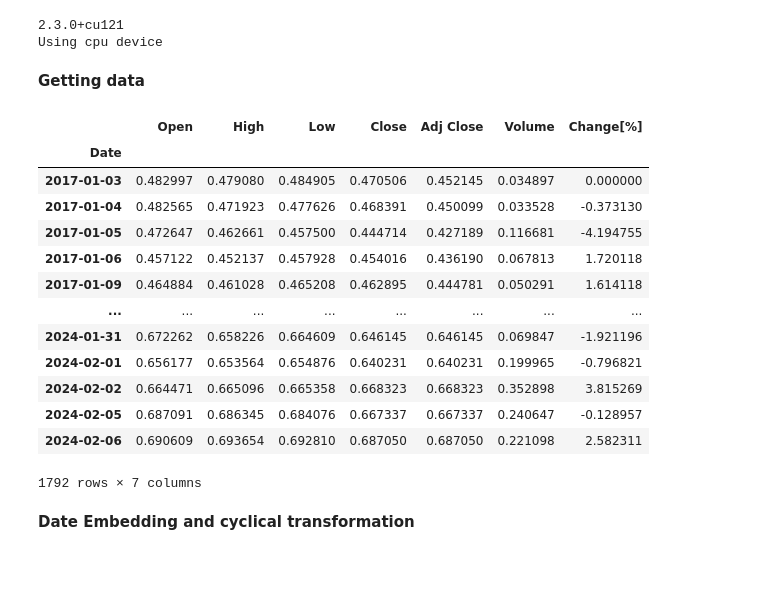
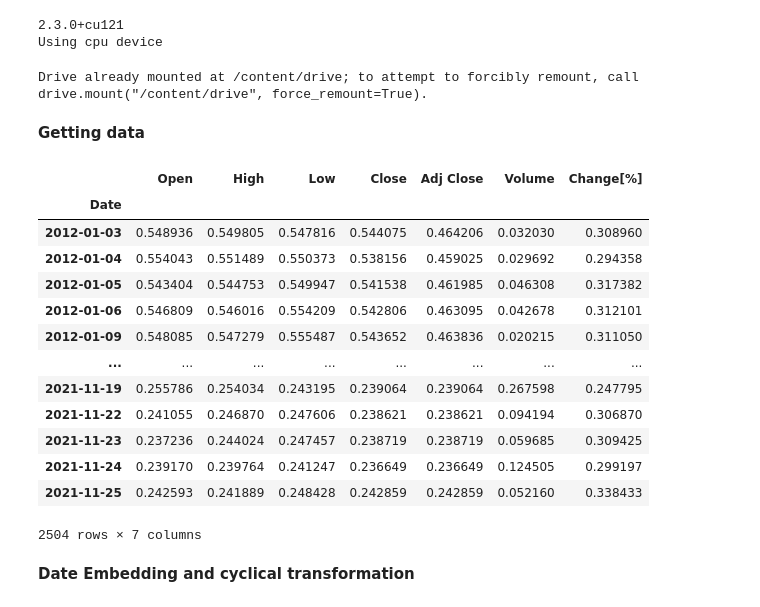
Before and after one commit to mich-kacz/Stock_prediction, a Jupyter notebook: notebooks/lstm.ipynb, the cells around one changed output. Saved outputs shown, nothing was run; the diff lists cells and outputs as text; code cells hidden in the pictures; blank space fills up the shorter version.

```diff
--- a/notebooks/lstm.ipynb
+++ b/notebooks/lstm.ipynb
@@ -21,30 +21,35 @@ print(f"Using {device} device")
 # %% [output]
 2.3.0+cu121
 Using cpu device
+# %%
+from google.colab import drive
+drive.mount('/content/drive')
+# %% [output]
+Drive already mounted at /content/drive; to attempt to forcibly remount, call drive.mount("/content/drive", force_remount=True).
 # %% [markdown]
 __Getting data__
 # %%
 stock = "RR.L.csv"
-train = pd.read_csv("../data/train/" + stock).set_index("Date")
-validation = pd.read_csv("../data/validation/" + stock).set_index("Date")
-test = pd.read_csv("../data/test/" + stock).set_index("Date")
-train = pd.concat([train, validation], axis = 0)
+train = pd.read_csv("/content/drive/MyDrive/MasterProject/data/train/" + stock).set_index("Date")
+validation = pd.read_csv("/content/drive/MyDrive/MasterProject/data/validation/" + stock).set_index("Date")
+test = pd.read_csv("/content/drive/MyDrive/MasterProject/data/test/" + stock).set_index("Date")
+test = pd.concat([validation, test], axis = 0)
 train
 # %% [output]
 |  | Open | High | Low | Close | Adj Close | Volume | Change[%] |
 | Date |  |  |  |  |  |  |  |
-| 2017-01-03 | 0.482997 | 0.479080 | 0.484905 | 0.470506 | 0.452145 | 0.034897 | 0.000000 |
-| 2017-01-04 | 0.482565 | 0.471923 | 0.477626 | 0.468391 | 0.450099 | 0.033528 | -0.373130 |
-| 2017-01-05 | 0.472647 | 0.462661 | 0.457500 | 0.444714 | 0.427189 | 0.116681 | -4.194755 |
-| 2017-01-06 | 0.457122 | 0.452137 | 0.457928 | 0.454016 | 0.436190 | 0.067813 | 1.720118 |
-| 2017-01-09 | 0.464884 | 0.461028 | 0.465208 | 0.462895 | 0.444781 | 0.050291 | 1.614118 |
+| 2012-01-03 | 0.548936 | 0.549805 | 0.547816 | 0.544075 | 0.464206 | 0.032030 | 0.308960 |
+| 2012-01-04 | 0.554043 | 0.551489 | 0.550373 | 0.538156 | 0.459025 | 0.029692 | 0.294358 |
+| 2012-01-05 | 0.543404 | 0.544753 | 0.549947 | 0.541538 | 0.461985 | 0.046308 | 0.317382 |
+| 2012-01-06 | 0.546809 | 0.546016 | 0.554209 | 0.542806 | 0.463095 | 0.042678 | 0.312101 |
+| 2012-01-09 | 0.548085 | 0.547279 | 0.555487 | 0.543652 | 0.463836 | 0.020215 | 0.311050 |
 | ... | ... | ... | ... | ... | ... | ... | ... |
-| 2024-01-31 | 0.672262 | 0.658226 | 0.664609 | 0.646145 | 0.646145 | 0.069847 | -1.921196 |
-| 2024-02-01 | 0.656177 | 0.653564 | 0.654876 | 0.640231 | 0.640231 | 0.199965 | -0.796821 |
-| 2024-02-02 | 0.664471 | 0.665096 | 0.665358 | 0.668323 | 0.668323 | 0.352898 | 3.815269 |
-| 2024-02-05 | 0.687091 | 0.686345 | 0.684076 | 0.667337 | 0.667337 | 0.240647 | -0.128957 |
-| 2024-02-06 | 0.690609 | 0.693654 | 0.692810 | 0.687050 | 0.687050 | 0.221098 | 2.582311 |
+| 2021-11-19 | 0.255786 | 0.254034 | 0.243195 | 0.239064 | 0.239064 | 0.267598 | 0.247795 |
+| 2021-11-22 | 0.241055 | 0.246870 | 0.247606 | 0.238621 | 0.238621 | 0.094194 | 0.306870 |
+| 2021-11-23 | 0.237236 | 0.244024 | 0.247457 | 0.238719 | 0.238719 | 0.059685 | 0.309425 |
+| 2021-11-24 | 0.239170 | 0.239764 | 0.241247 | 0.236649 | 0.236649 | 0.124505 | 0.299197 |
+| 2021-11-25 | 0.242593 | 0.241889 | 0.248428 | 0.242859 | 0.242859 | 0.052160 | 0.338433 |
-1792 rows × 7 columns
+2504 rows × 7 columns
 # %% [markdown]
 __Date Embedding and cyclical transformation__
 # %%
```
Also changed, not shown: parts of 7 cells of this notebook, 5 other files.
